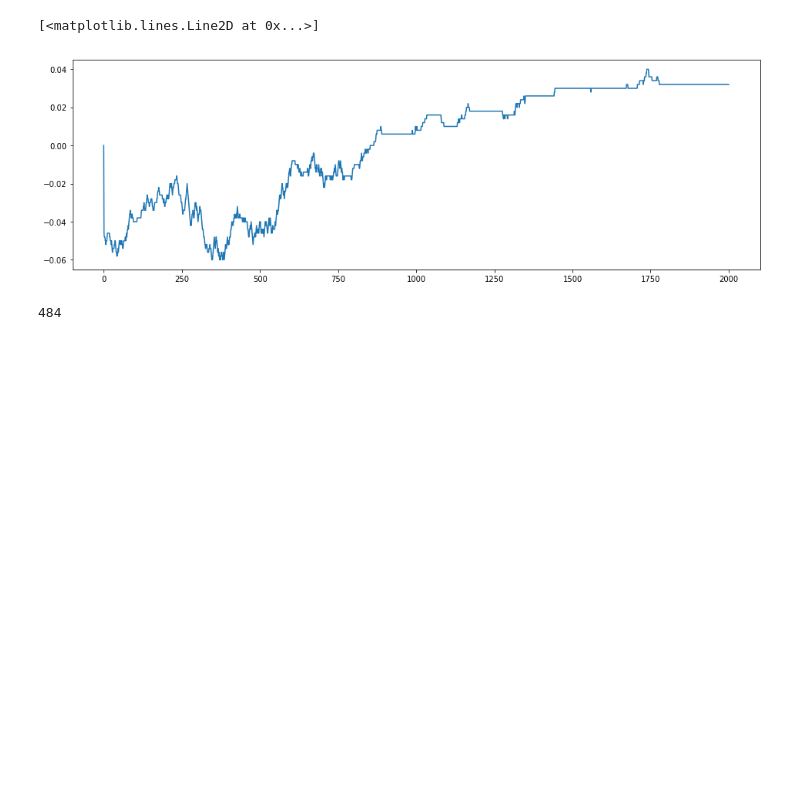
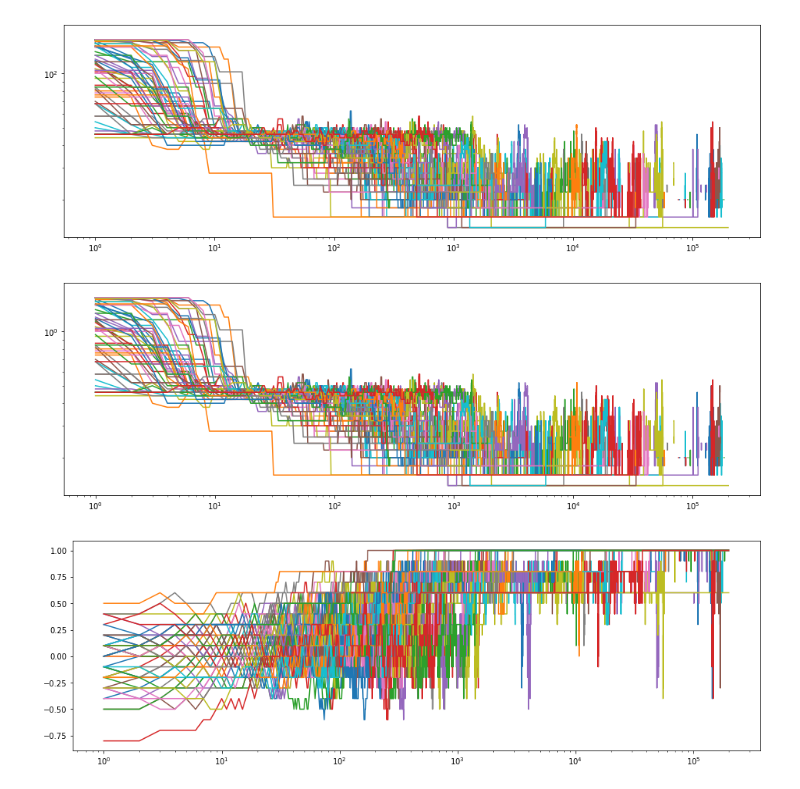
Before and after one commit to njroussel/SimulatedAnnealing, a Jupyter notebook: Running.ipynb, the cells around one changed output. Cells and saved outputs as stored; diff of their text form; code cells hidden in the pictures; blank space fills up the shorter version.

```diff
--- a/Running.ipynb
+++ b/Running.ipynb
@@ -9,13 +9,13 @@ import numpy as np
 plt.rcParams["figure.figsize"] = (16, 5)
 # %%
 # Constants
-BETA = 1.5
-ALPHA = 5.5
-N = 1000
+BETA = 0.5
+ALPHA =  5.0
+N = 20
 M = int(ALPHA * N)
-T = 2 * N
+T = 10000 * N
 MEASURE_STEP = 1
-RUN_COUNT = 5
+RUN_COUNT = 64
 THREAD_COUNT = 4
 # %%
 # SEEDS
@@ -53,5 +40,0 @@ plt.yscale('log')
-# %%
-plt.plot(runner.getOverlapMeasures())
-# %% [output]
-[<matplotlib.lines.Line2D at 0x...>]
-[figure, removed]
@@ -60,9 +41,30 @@ finalWeights = sampler.getSamples()
-# %%
-count = 0
-for i in range(N):
-    if (weights[i] != finalWeights[i]):
-        count = count + 1
-# %%
-count
-# %% [output]
-484
+# %%
+# Outputs
+allEMeasures = multiRunner.getEMeasures()
+allOverlapMeasures = multiRunner.getOverlapMeasures()
+# %%
+# Plot
+for i in range(RUN_COUNT):
+    EMeasures = allEMeasures[:, i];
+    plt.plot(EMeasures)
+plt.xscale('log')
+plt.yscale('log')
+plt.show()
+
+for i in range(RUN_COUNT):
+    EMeasures = allEMeasures[:, i];
+    plt.plot(EMeasures / M)
+plt.xscale('log')
+plt.yscale('log')
+plt.show()
+
+
+for i in range(RUN_COUNT):
+    overlapMeasures = allOverlapMeasures[:, i];
+    plt.plot(overlapMeasures)
+plt.xscale('log')
+plt.show()
+# %% [output]
+[figure, added]
+[figure, added]
+[figure, added]
```
Also changed, not shown: parts of 3 cells of this notebook, 1 other file.
